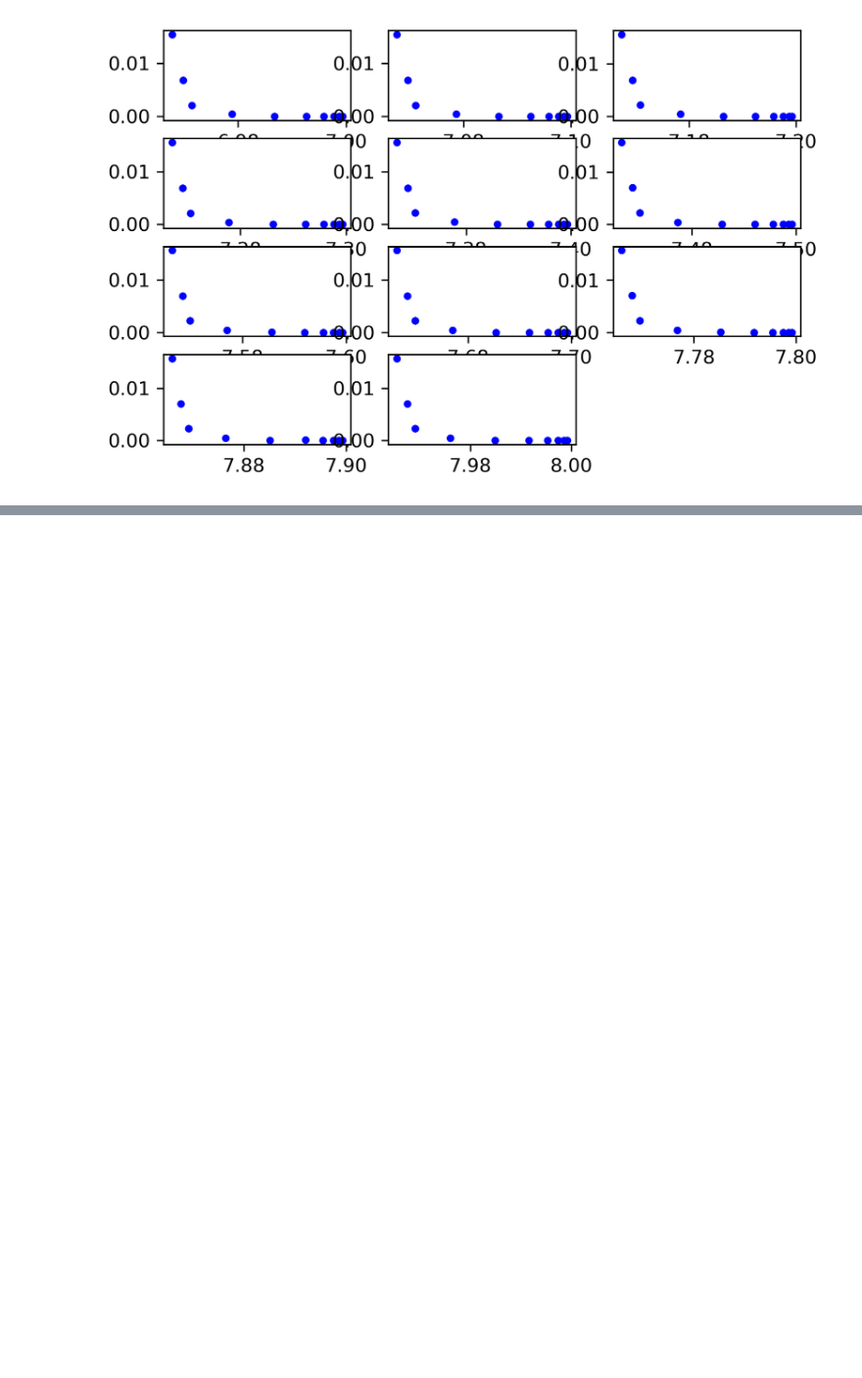
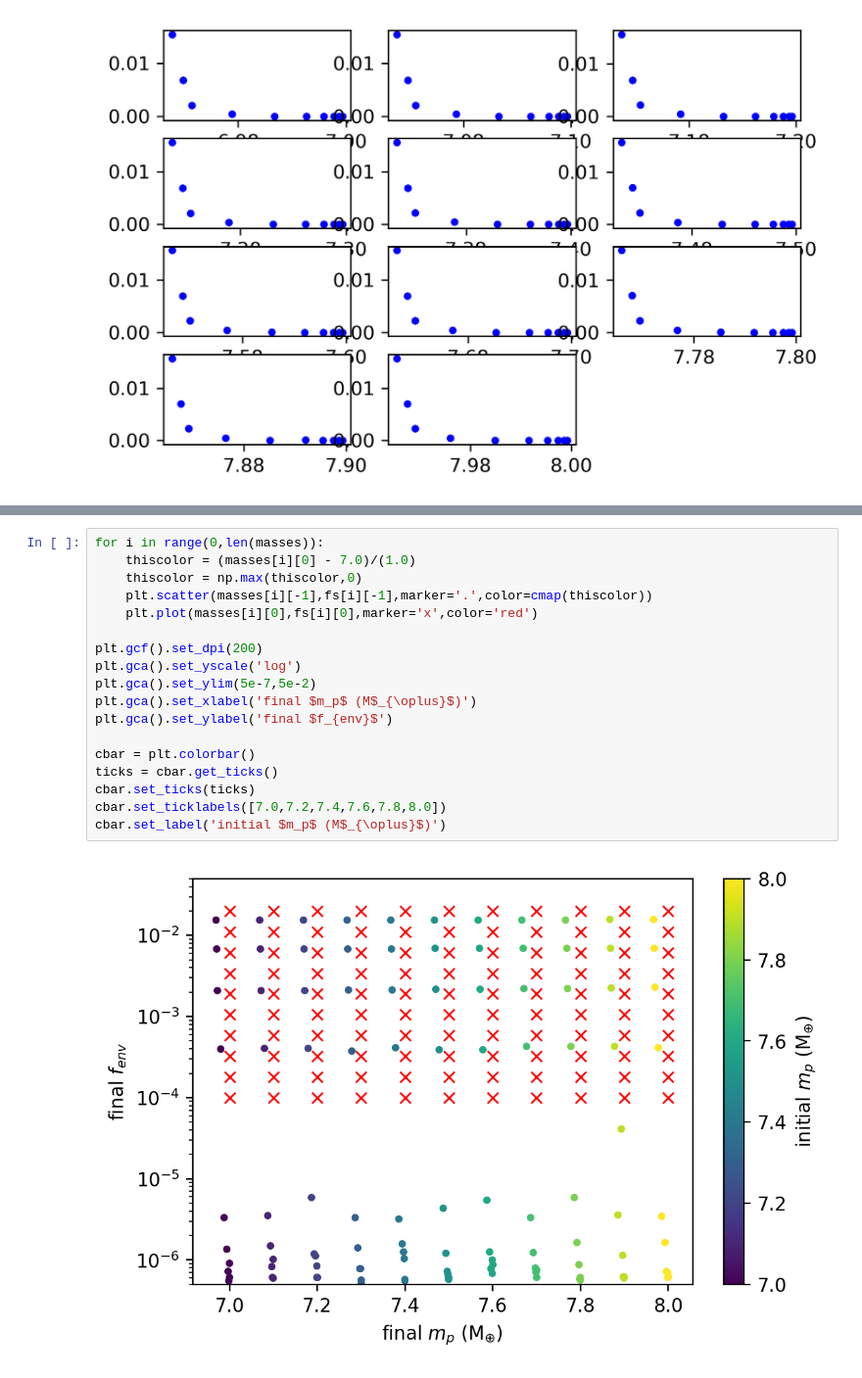
Before and after one commit to bridgethaas/subneptune-generator, a Jupyter notebook: plots.ipynb, the cells around one changed output, grey strips where cells are left out. Shown at 98% size. Cells and saved outputs as stored; diff of their text form; blank space fills up the shorter version.

```diff
--- a/plots.ipynb
+++ b/plots.ipynb
@@ -59,0 +121,20 @@ plt.gcf().set_dpi(300)
+# %%
+for i in range(0,len(masses)):
+    thiscolor = (masses[i][0] - 7.0)/(1.0)
+    thiscolor = np.max(thiscolor,0)
+    plt.scatter(masses[i][-1],fs[i][-1],marker='.',color=cmap(thiscolor))
+    plt.plot(masses[i][0],fs[i][0],marker='x',color='red')
+
+plt.gcf().set_dpi(200)
+plt.gca().set_yscale('log')
+plt.gca().set_ylim(5e-7,5e-2)
+plt.gca().set_xlabel('final $m_p$ (M$_{\oplus}$)')
+plt.gca().set_ylabel('final $f_{env}$')
+
+cbar = plt.colorbar()
+ticks = cbar.get_ticks()
+cbar.set_ticks(ticks)
+cbar.set_ticklabels([7.0,7.2,7.4,7.6,7.8,8.0])
+cbar.set_label('initial $m_p$ (M$_{\oplus}$)')
+# %% [output]
+[figure, added]
```
Also changed, not shown: parts of 10 cells of this notebook, 1 other file.
